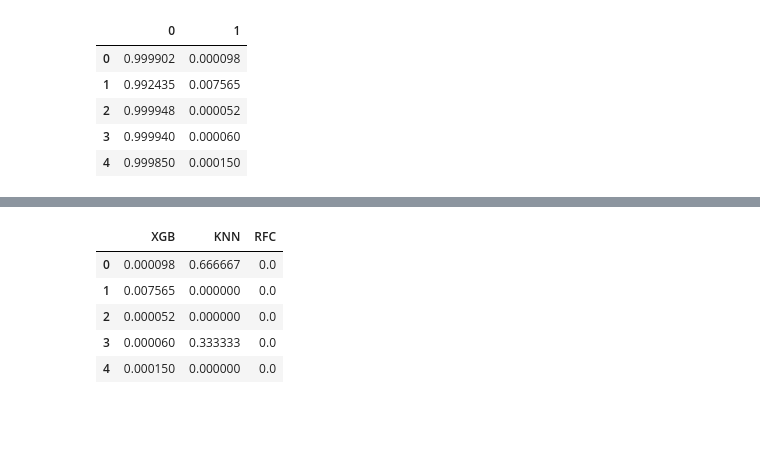
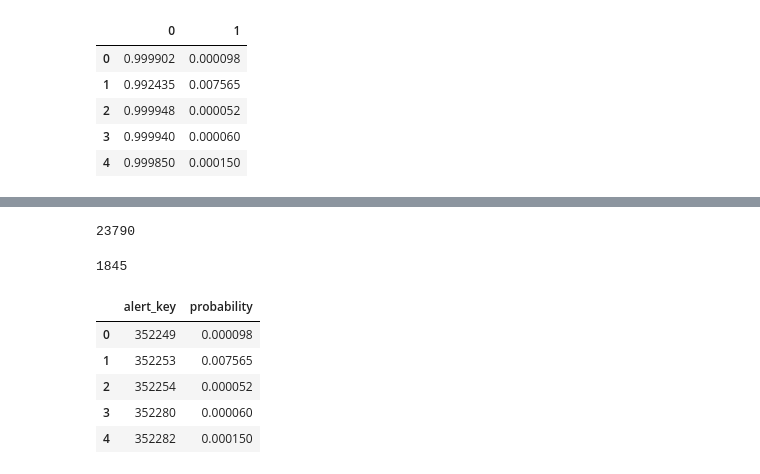
Before and after one commit to difersalest/Fraud-Competition, a Jupyter notebook: Fraud Detection Test.ipynb, the cells around one changed output, grey strips where cells are left out. Saved outputs shown, nothing was run; the diff lists cells and outputs as text; code cells hidden in the pictures; blank space fills up the shorter version.

```diff
--- a/Fraud Detection Test.ipynb
+++ b/Fraud Detection Test.ipynb
@@ -267,0 +308,3 @@ xgb_pred_test_prob.head()
+# %%
+bTrain = pd.read_pickle("train_data.pkl")
+bTest = pd.read_pickle("test_data.pkl")
@@ -268,11 +329,19 @@ xgb_pred_test_prob.head()
+# %%
+len(bTrain)
+# %% [output]
+23790
+# %%
+len(bTest)
+# %% [output]
+1845
 # %%
-#Create a dataframe with the results
-results_prob = pd.DataFrame({'XGB':xgb_pred_test_prob[:,1], 'KNN':knn_pred_test_prob[:,1], 'RFC':rfc_pred_test_prob[:,1]})
-results_prob.head()
+#Create a dataframe with bTest alert_key column and xgb_pred_test_prob 1 column
+my_submission = pd.DataFrame({'alert_key':bTest['alert_key'], 'probability':xgb_pred_test_prob[1]})
+my_submission.head()
 # %% [output]
-|  | XGB | KNN | RFC |
-| 0 | 0.000098 | 0.666667 | 0.0 |
-| 1 | 0.007565 | 0.000000 | 0.0 |
-| 2 | 0.000052 | 0.000000 | 0.0 |
-| 3 | 0.000060 | 0.333333 | 0.0 |
-| 4 | 0.000150 | 0.000000 | 0.0 |
+|  | alert_key | probability |
+| 0 | 352249 | 0.000098 |
+| 1 | 352253 | 0.007565 |
+| 2 | 352254 | 0.000052 |
+| 3 | 352280 | 0.000060 |
+| 4 | 352282 | 0.000150 |
```
Also changed, not shown: parts of 10 cells of this notebook, 3 other files.
